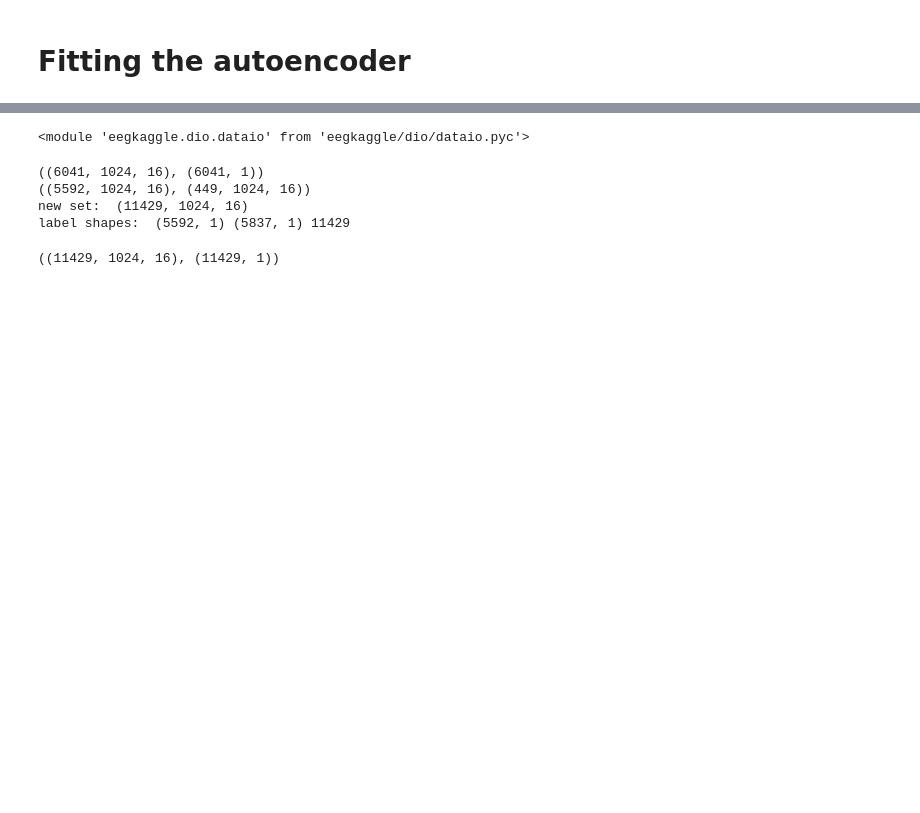
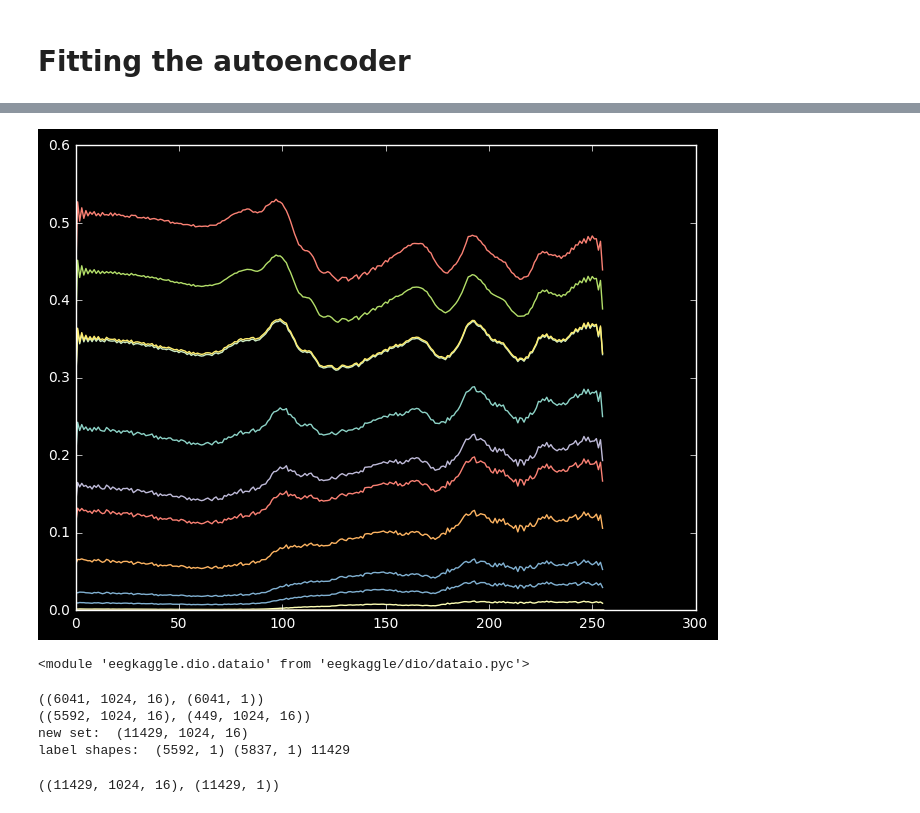
Before and after one commit to xkortex/eeg_seizure_prediction, a Jupyter notebook: autoencoder01.ipynb, the cells around one changed output, grey strips where cells are left out. Saved outputs shown, nothing was run; the diff lists cells and outputs as text; code cells hidden in the pictures; blank space fills up the shorter version.

```diff
--- a/autoencoder01.ipynb
+++ b/autoencoder01.ipynb
@@ -319,3 +265,8 @@ plot(np.mean(decoded_imgs, axis=0), 'c')
+# %%
+for i in range(20):
+    plt.plot(decoded_imgs[i])
+# %% [output]
+[figure, added]
 # %%
 os.chdir('/home/mike/ve/ml/')
 from eegkaggle.dio import dataio
```
Also changed, not shown: parts of 9 cells of this notebook, 1 other file.
